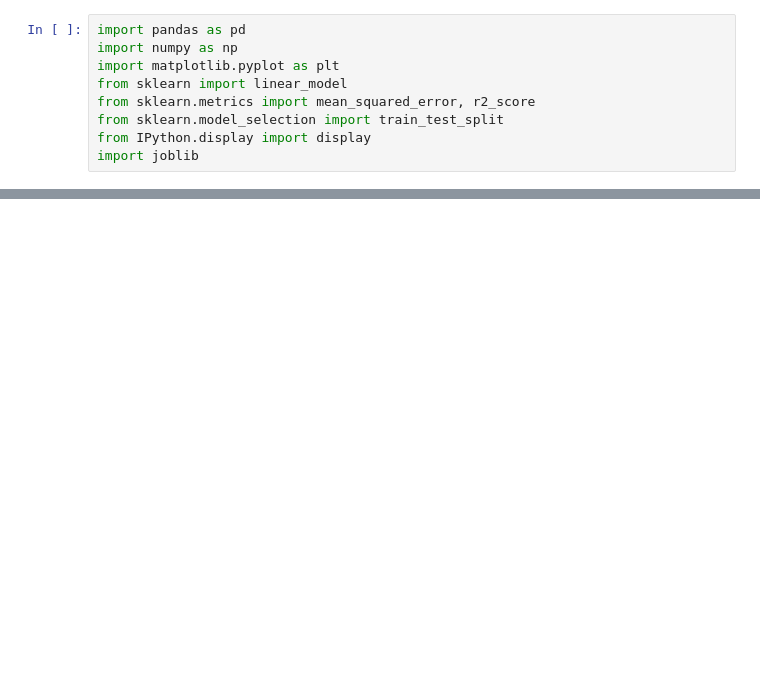
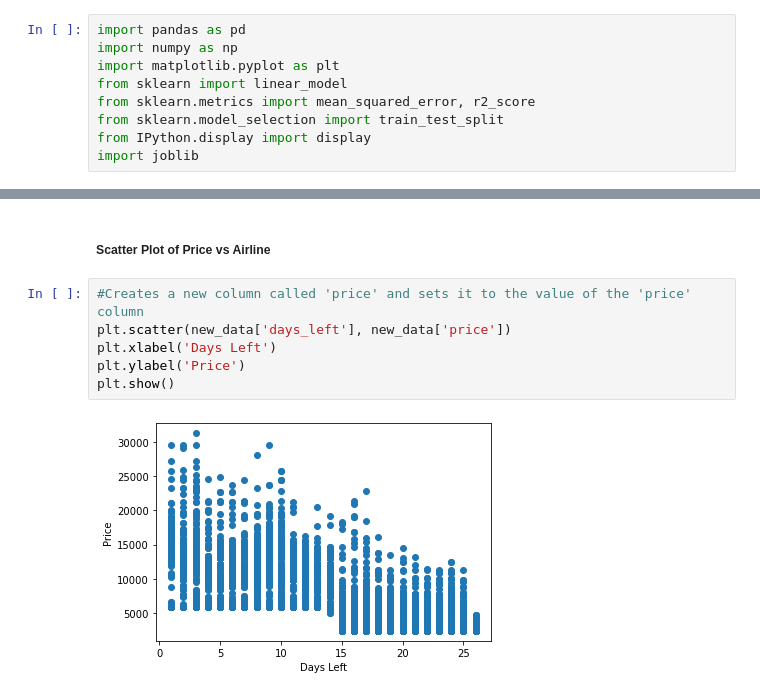
Before and after one commit to JIAWEI68/sch-work-jupiter, a Jupyter notebook: Project/Assignment.ipynb, the cells around one changed output, grey strips where cells are left out. Drawn from its saved outputs; the diff is of its cells as text; blank space fills up the shorter version.

Commit message:
Did 60% of Data Exploration and finished data cleaning

```diff
--- a/Project/Assignment.ipynb
+++ b/Project/Assignment.ipynb
@@ -100,0 +120,10 @@ FileNotFoundError: [Errno 2] No such file or directory: 'Model/Model.pkl'
+# %% [markdown]
+##### Scatter Plot of Price vs Airline
+# %%
+#Creates a new column called 'price' and sets it to the value of the 'price' column
+plt.scatter(new_data['days_left'], new_data['price'])
+plt.xlabel('Days Left')
+plt.ylabel('Price')
+plt.show()
+# %% [output]
+[figure, added]
```
Also changed, not shown: parts of 45 cells of this notebook, 2 other files.
